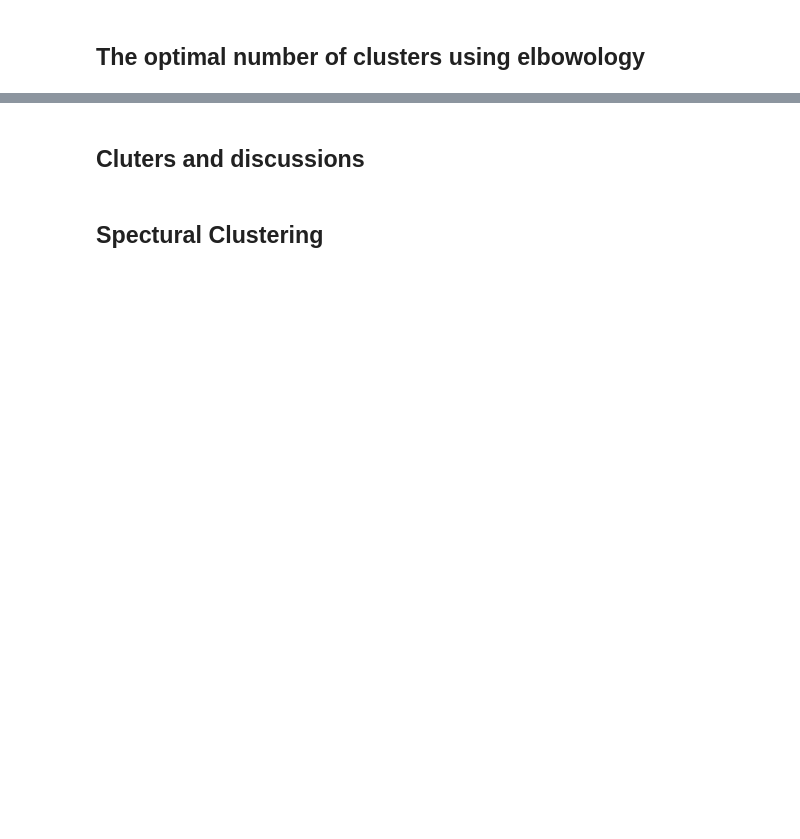
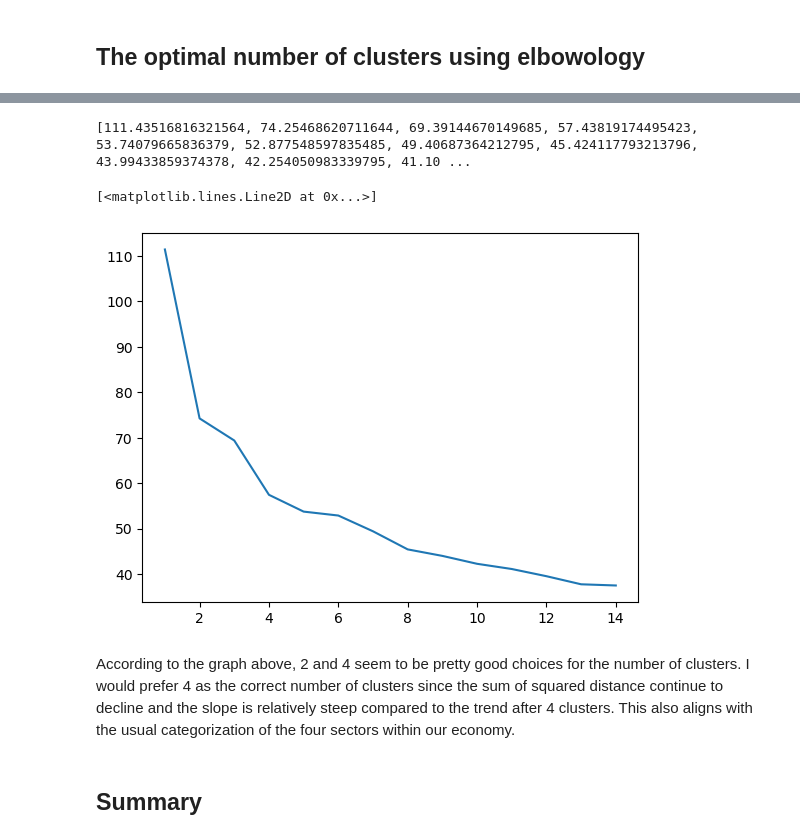
Before and after one commit to comp-machine-learning-fall2022/portfolio-tianshu-zhang, a Jupyter notebook: sector-clustering/Corporate Sector Clustering.ipynb, the cells around one changed output, grey strips where cells are left out. Drawn from its saved outputs; the diff is of its cells as text; code cells hidden in the pictures; blank space fills up the shorter version.

Commit message:
clustering

```diff
--- a/sector-clustering/Corporate Sector Clustering.ipynb
+++ b/sector-clustering/Corporate Sector Clustering.ipynb
@@ -202,0 +259,3 @@ plt.scatter(skcenters4[:, 0], skcenters4[:, 1], c='black', marker="x", s=200, al
+# %%
+%%timeit
+centers, labels = my_kmeans(corporate2Dnew2, 20, 1)
@@ -202,0 +302,6 @@ plt.scatter(skcenters4[:, 0], skcenters4[:, 1], c='black', marker="x", s=200, al
+# %%
+%memit
+km_alg = KMeans(n_clusters=20, init="random",random_state = 1, max_iter = 200)
+fit = km_alg.fit(corporate2Dnew2)
+sklabels = fit.labels_
+skcenters = fit.cluster_centers_
@@ -205,4 +316,43 @@ plt.scatter(skcenters4[:, 0], skcenters4[:, 1], c='black', marker="x", s=200, al
+# %%
+# perform k-means by looping aver a list of k values (adapted from homework 2)
+def looping_kmeans(array, klist):
+    # initialize output list
+    goodness = [0] * len(klist)
+
+    # implement sklearn k-means for each k value in the list
+    for k in klist:
+        km_alg = KMeans(n_clusters= k, init="random",random_state = 2, max_iter = 200)
+        fit = km_alg.fit(array)
+        centers = fit.cluster_centers_
+        labels = fit.labels_
+
+        # initialize total distance -- goodness of fit
+        cluster_total = 0
+        for i in range(k):
+            clusteri = array[labels == i]
+            # compute the distance of the point to cluster center
+            cluster_spread = distance.cdist(clusteri, centers[[i]], 'euclidean')
+            # take the sum of all the distances within the cluster
+            cluster_sum = np.sum(cluster_spread)
+            # add the total distance to the total cluster distances
+            cluster_total += cluster_sum
+        # store the sum of the distance as the goodness for k clusters
+        goodness[i] = cluster_total
+
+    return goodness
+# %%
+# construct k list
+klist = [k for k in range(1,15)]
+
+# loop k means
+goodness = looping_kmeans(corporate2Dnew2, klist)
+print(goodness)
+plt.plot(klist, goodness)
+# %% [output]
+[111.43516816321564, 74.25468620711644, 69.39144670149685, 57.43819174495423, 53.74079665836379, 52.877548597835485, 49.40687364212795, 45.424117793213796, 43.99433859374378, 42.254050983339795, 41.10 ...
+[<matplotlib.lines.Line2D at 0x...>]
+[figure, added]
 # %% [markdown]
-## Cluters and discussions
+According to the graph above, 2 and 4 seem to be pretty good choices for the number of clusters. I would prefer 4 as the correct number of clusters since the sum of squared distance continue to decline and the slope is relatively steep compared to the trend after 4 clusters. This also aligns with the usual categorization of the four sectors within our economy.
 # %% [markdown]
-## Spectural Clustering
+## Summary
```
Also changed, not shown: parts of 33 cells of this notebook, 4 other files.
